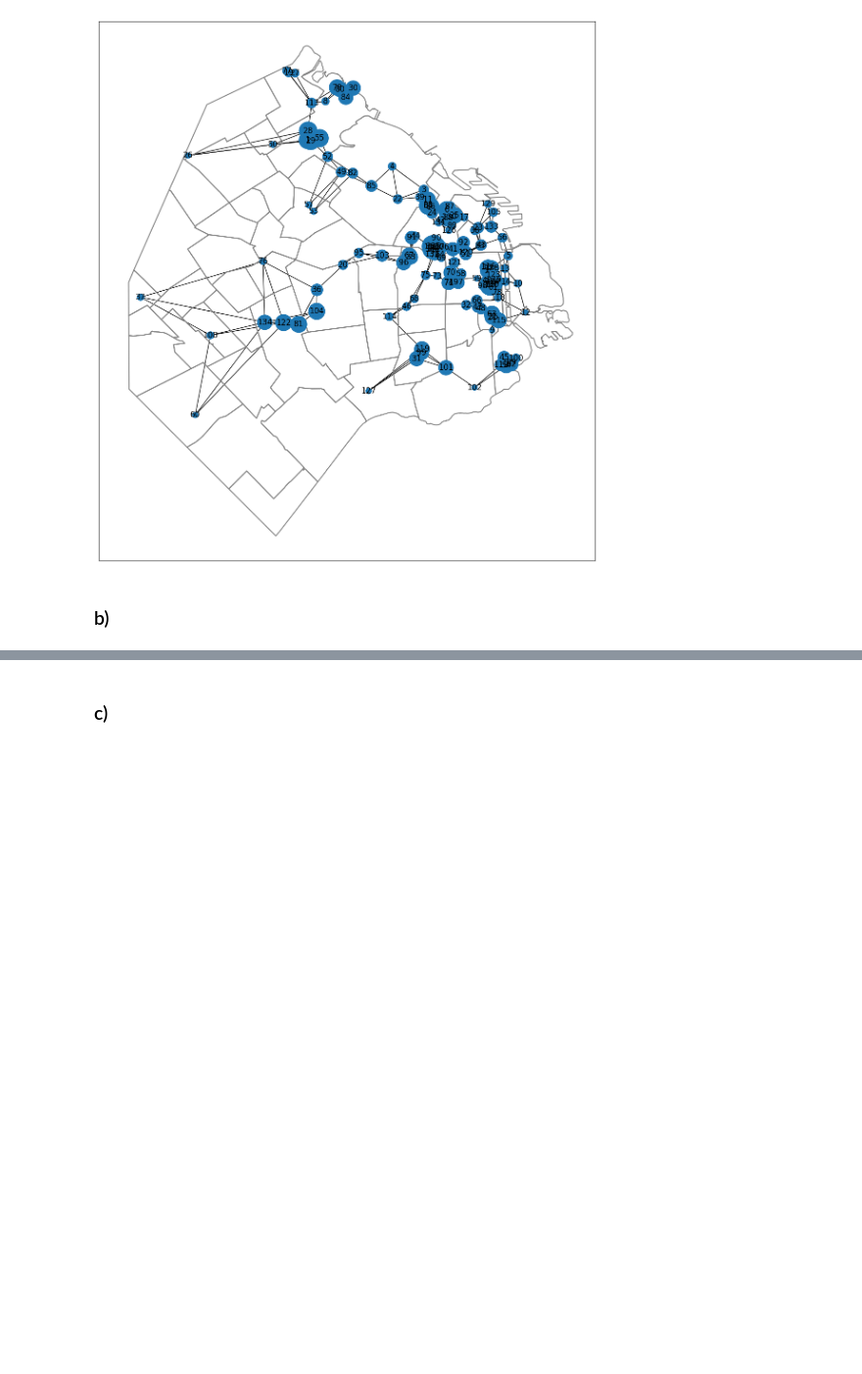
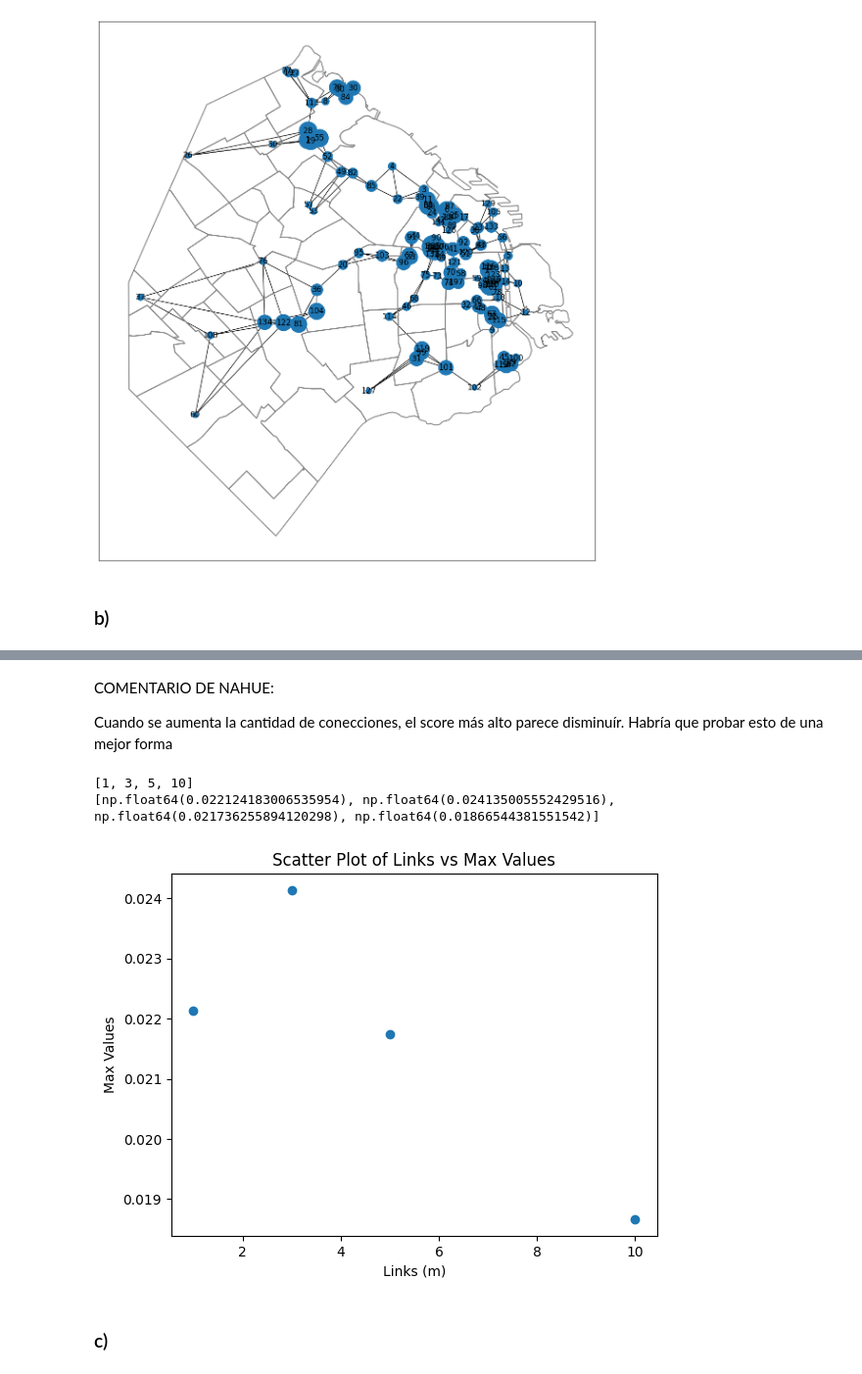
Before and after one commit to nahuelrabey/TP_ALC, a Jupyter notebook: TP1_template.ipynb, the cells around one changed output, grey strips where cells are left out. Shown at 98% size. Cells and saved outputs as stored; diff of their text form; code cells hidden in the pictures; blank space fills up the shorter version.

```diff
--- a/TP1_template.ipynb
+++ b/TP1_template.ipynb
@@ -174,3 +172,19 @@ m = 10
+# %% [markdown]
+COMENTARIO DE NAHUE:
+
+Cuando se aumenta la cantidad de conecciones, el score más alto parece disminuír. Habría que probar esto de una mejor forma
+# %%
+print(links)
+print(max_values)
+plt.scatter(links, max_values)
+plt.xlabel('Links (m)')
+plt.ylabel('Max Values')
+plt.title('Scatter Plot of Links vs Max Values')
+plt.show()
+# %% [output]
+[1, 3, 5, 10]
+[np.float64(0.022124183006535954), np.float64(0.024135005552429516), np.float64(0.021736255894120298), np.float64(0.01866544381551542)]
+[figure, added]
 # %% [markdown]
 ### c)
 # %%
```
Also changed, not shown: parts of 4 cells of this notebook.
